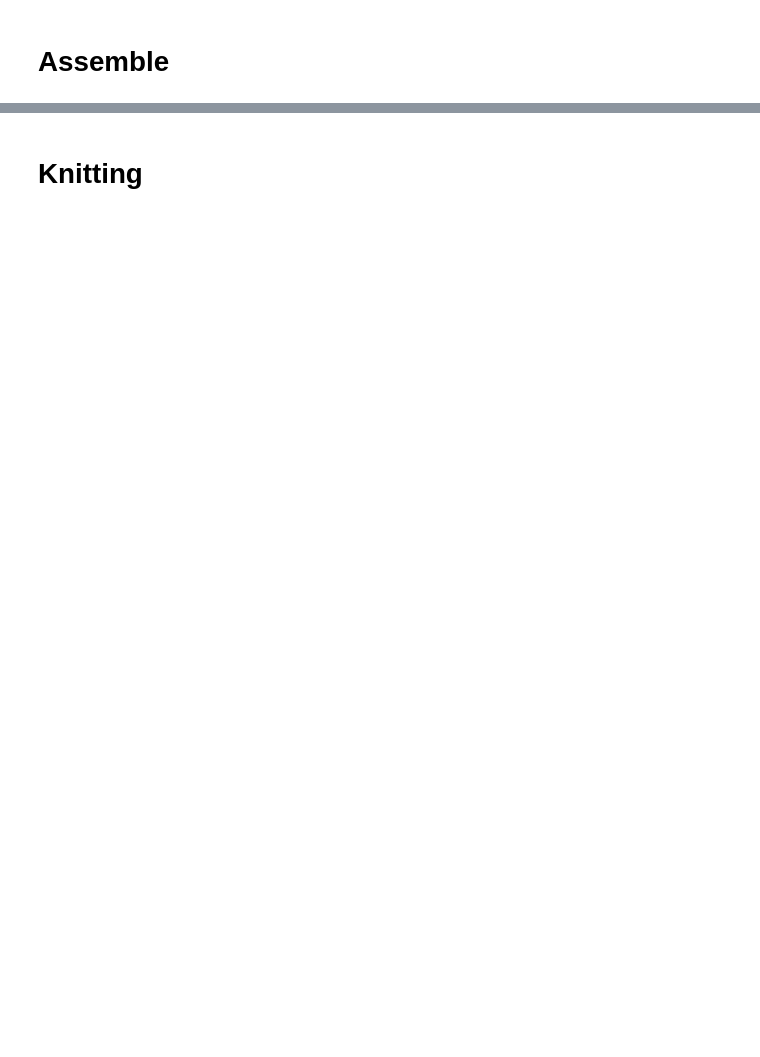
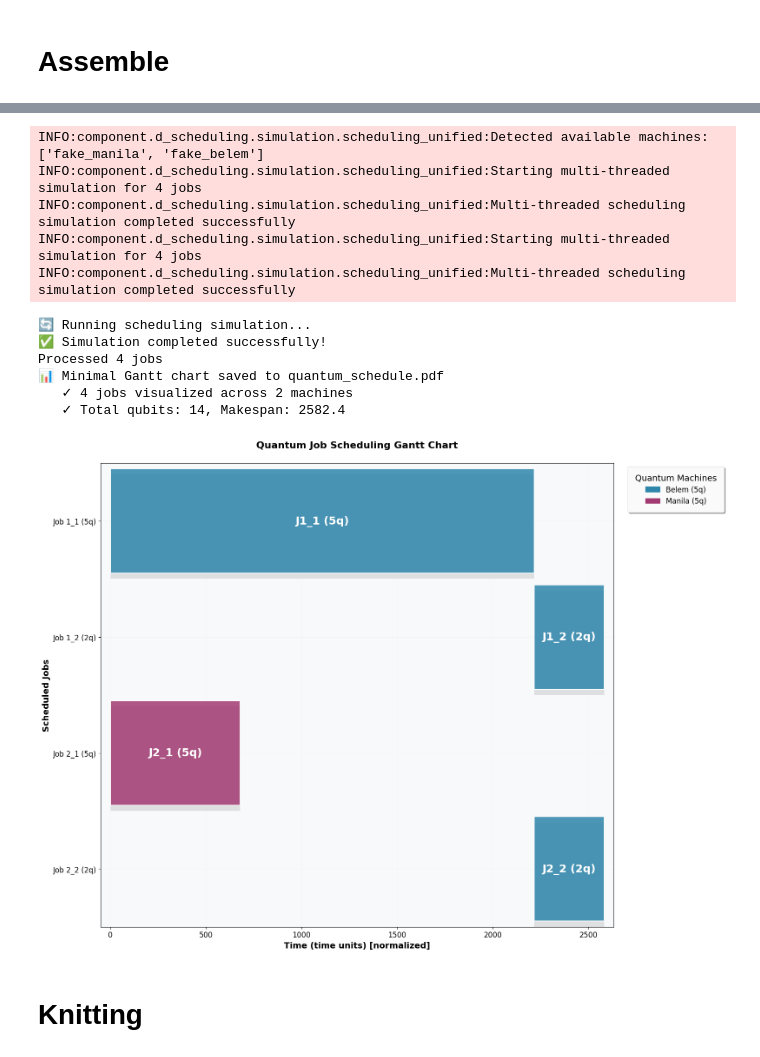
Before and after one commit to MagePro310/Quantum_Simulation_Scheduling_ver1, a Jupyter notebook: test_algorithm_FFD.ipynb, the cells around one changed output, grey strips where cells are left out. Cells and saved outputs as stored; diff of their text form; code cells hidden in the pictures; blank space fills up the shorter version.

Commit message:
Implement unified quantum circuit scheduling simulation module with single-threaded and multi-threaded capabilities; add JSON result file for FFD algorithm performance metrics.

```diff
--- a/test_algorithm_FFD.ipynb
+++ b/test_algorithm_FFD.ipynb
@@ -357,3 +287,32 @@ Calculating duration from transpiled circuit...
+# %%
+# Import the unified simulation module that combines both single-threaded and multi-threaded functionality
+from component.d_scheduling.simulation.scheduling_sim import simulate_scheduling
+
+print("🔄 Running scheduling simulation...")
+jobs = data.copy()
+
+# Choose simulation mode based on your needs:
+# - 'single_threaded': sequential processing
+# - 'multi_threaded': parallel processing
+updated_jobs = simulate_scheduling(jobs, scheduler_job, mode='multi_threaded')
+
+print("✅ Simulation completed successfully!")
+print(f"Processed {len(updated_jobs)} jobs")
+
+visualize_data(updated_jobs)
+# %% [output]
+INFO:component.d_scheduling.simulation.scheduling_unified:Detected available machines: ['fake_manila', 'fake_belem']
+INFO:component.d_scheduling.simulation.scheduling_unified:Starting multi-threaded simulation for 4 jobs
+INFO:component.d_scheduling.simulation.scheduling_unified:Multi-threaded scheduling simulation completed successfully
+INFO:component.d_scheduling.simulation.scheduling_unified:Starting multi-threaded simulation for 4 jobs
+INFO:component.d_scheduling.simulation.scheduling_unified:Multi-threaded scheduling simulation completed successfully
+🔄 Running scheduling simulation...
+✅ Simulation completed successfully!
+Processed 4 jobs
+📊 Minimal Gantt chart saved to quantum_schedule.pdf
+   ✓ 4 jobs visualized across 2 machines
+   ✓ Total qubits: 14, Makespan: 2582.4
+[figure, added]
 # %% [markdown]
 # Knitting
 # %%
```
Also changed, not shown: parts of 10 cells of this notebook, 5 other files.
